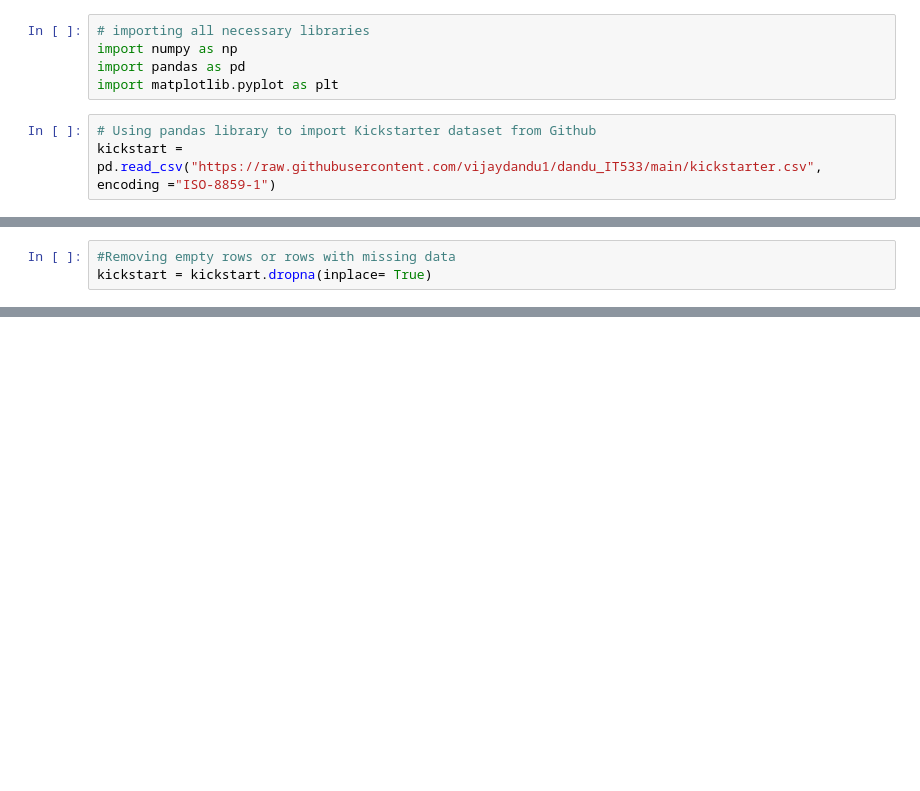
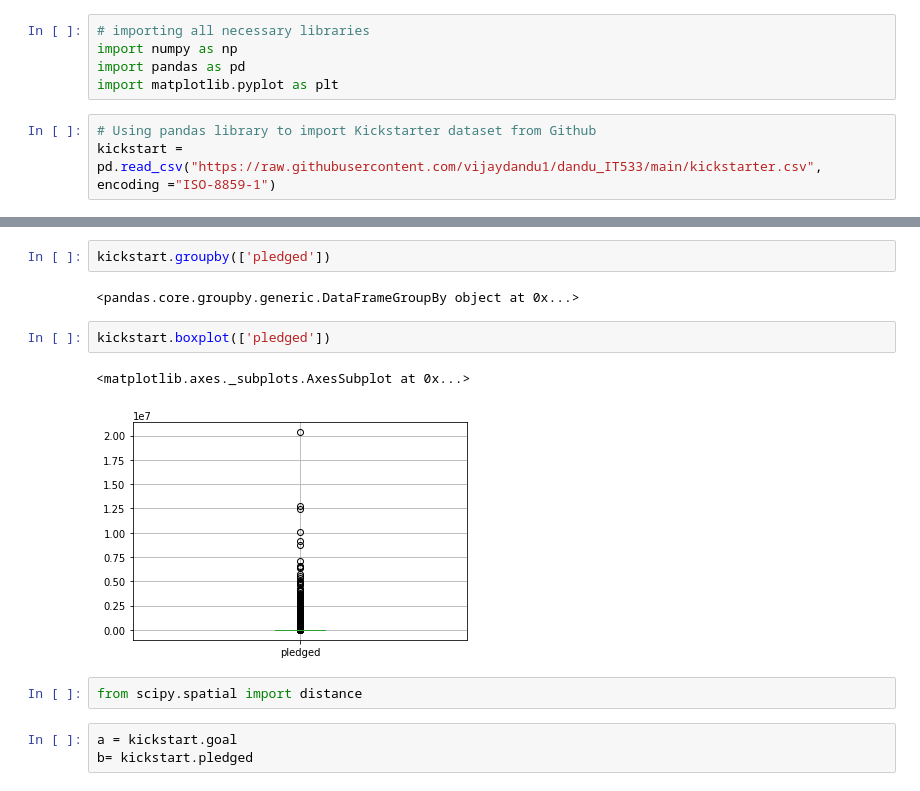
Before and after one commit to vijaydandu1/dandu_IT533, a Jupyter notebook: dandu_kickstarter.ipynb, the cells around one changed output, grey strips where cells are left out. Cells and saved outputs as stored; diff of their text form; blank space fills up the shorter version.

```diff
--- a/dandu_kickstarter.ipynb
+++ b/dandu_kickstarter.ipynb
@@ -67,3 +98,0 @@ dtype: object
-# %%
-#Removing empty rows or rows with missing data
-kickstart = kickstart.dropna(inplace= True)
@@ -69,0 +135,14 @@ kickstart = kickstart.dropna(inplace= True)
+# %%
+kickstart.groupby(['pledged'])
+# %% [output]
+<pandas.core.groupby.generic.DataFrameGroupBy object at 0x...>
+# %%
+kickstart.boxplot(['pledged'])
+# %% [output]
+<matplotlib.axes._subplots.AxesSubplot at 0x...>
+[figure, added]
+# %%
+from scipy.spatial import distance
+# %%
+a = kickstart.goal
+b= kickstart.pledged
```
Also changed, not shown: parts of 25 cells of this notebook.
